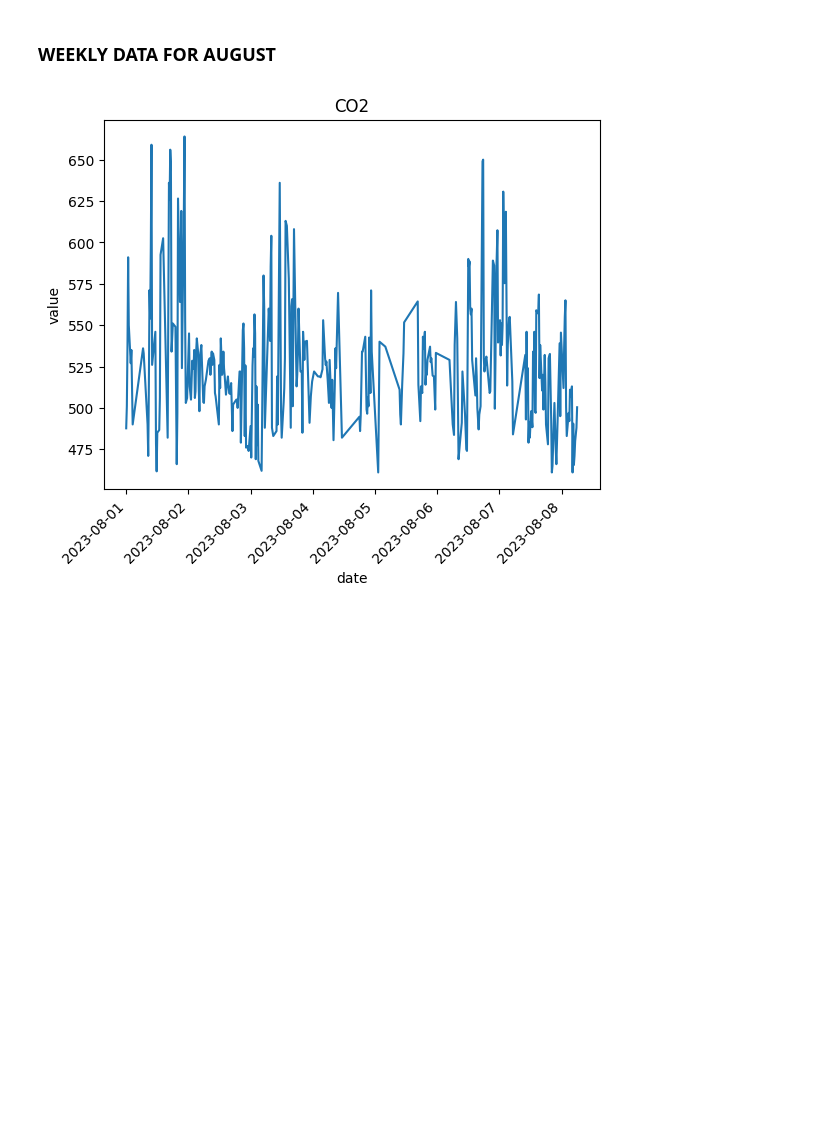
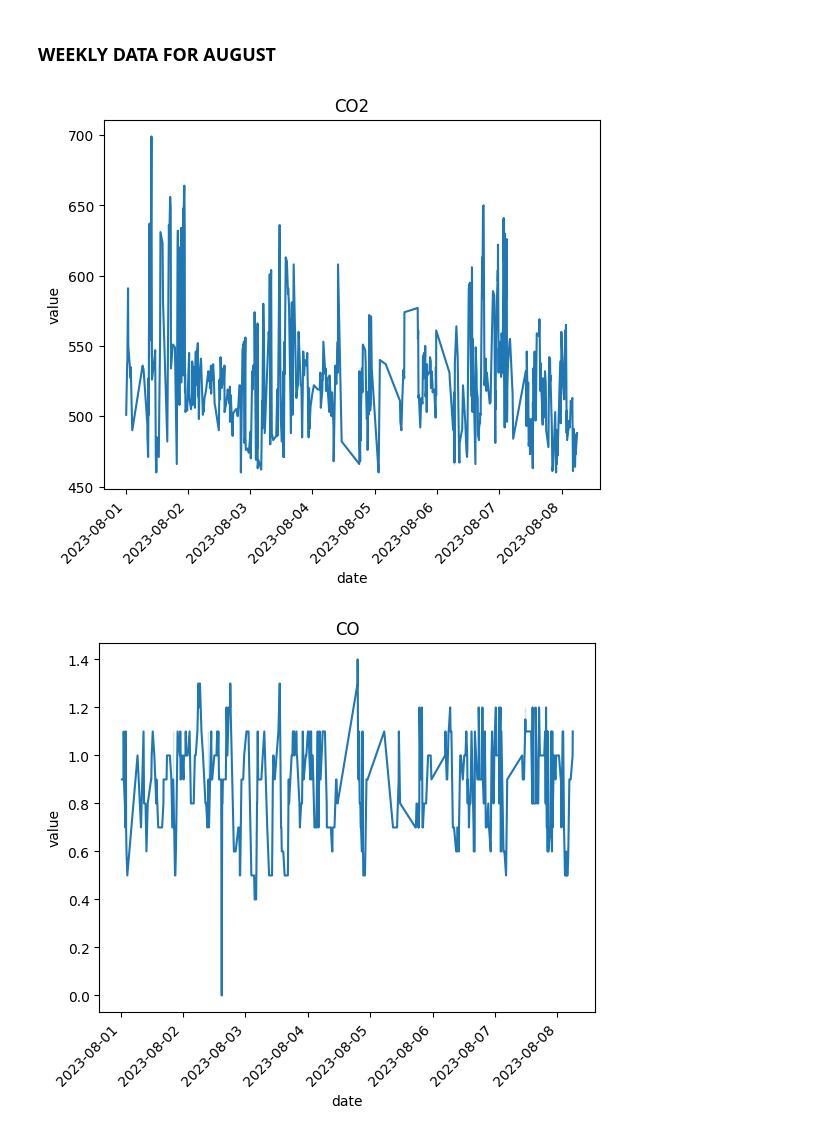
Before and after one commit to ddavidhe/2024CxC, a Jupyter notebook: QuadReal/EDA.ipynb, the cells around one changed output. Saved outputs shown, nothing was run; the diff lists cells and outputs as text; code cells hidden in the pictures; blank space fills up the shorter version.

```diff
--- a/QuadReal/EDA.ipynb
+++ b/QuadReal/EDA.ipynb
@@ -41,7 +41,7 @@ memory usage: 159.4 MB
 # %%
 start_date = '2023-01-01'
 end_date = '2023-12-31'
-filtered_df = df[(df['date'] >= start_date) & (df['date'] <= end_date) & (df['building_1.0'] == 1)]
+filtered_df = df[(df['date'] >= start_date) & (df['date'] <= end_date) & (df['building_1'] == 1)]
 
 
 
@@ -69,16 +69,16 @@ for k, v in filtered_df.groupby('value_type_id'):
 # %%
 start_date = '2023-08-01'
 end_date = '2023-08-30'
-filtered_df = df[(df['date'] >= start_date) & (df['date'] <= end_date) & (df['building_1.0'] == 1)]
+filtered_df = df[(df['date'] >= start_date) & (df['date'] <= end_date) & (df['building_1'] == 1)]
 
 
 
 # g = sns.FacetGrid(df, col="value_type_id")
 for k, v in filtered_df.groupby('value_type_id'):
     fig, ax = plt.subplots()
     fig = sns.lineplot(x = "date", y = "value", data = v).set_title(reading_types.at[k - 1, 'reading_type_name'])
     x_dates = v['date'].dt.strftime('%Y-%m-%d').sort_values().unique()
     ax.set_xticklabels(labels = x_dates, rotation = 45, ha = 'right')
-    break
 # %% [output]
-[figure, old version]
+[figure, new version]
+[figure, added]
```
Also changed, not shown: parts of 8 cells of this notebook, 13 other files.
